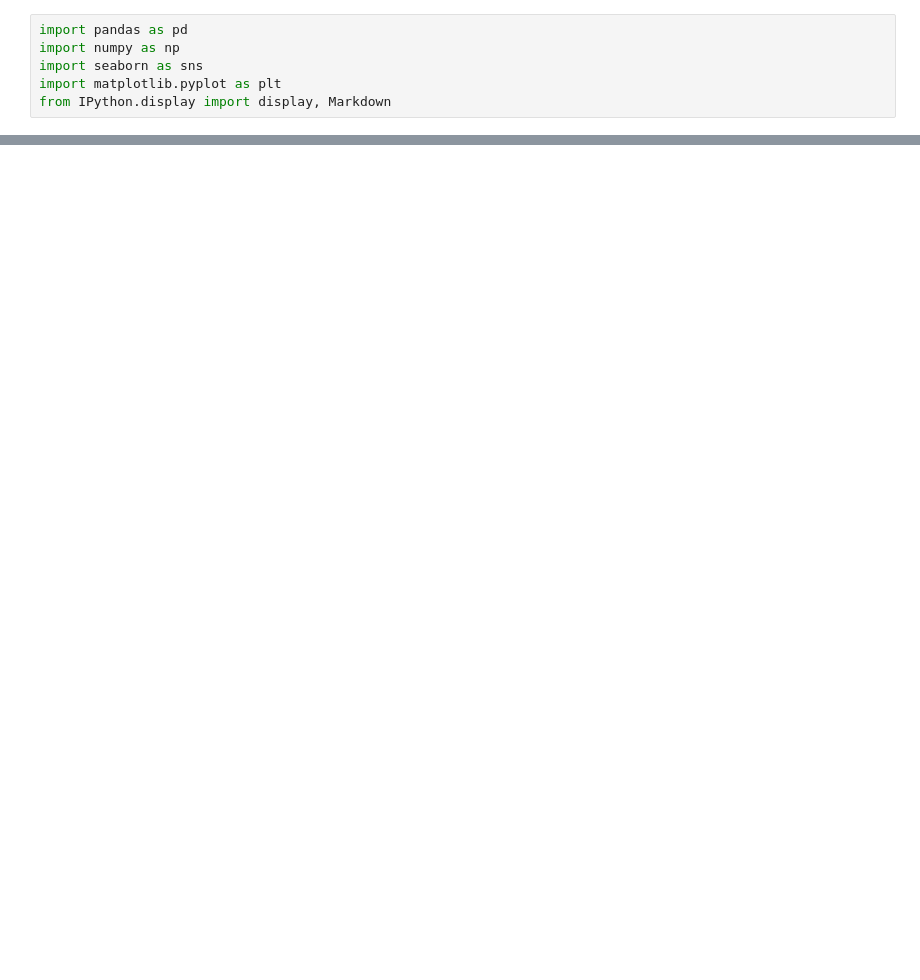
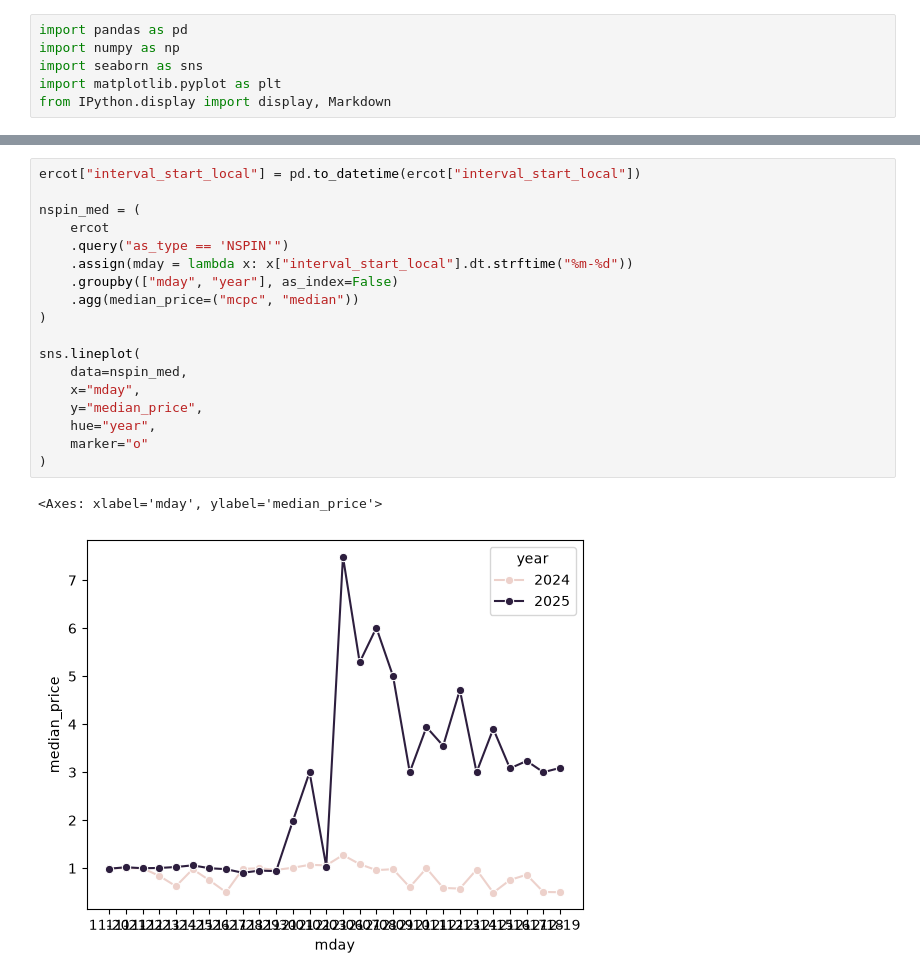
Before and after one commit to JamesMargeson/artifex_quarto, a Jupyter notebook: projects/ercot_analysis.ipynb, the cells around one changed output, grey strips where cells are left out. Saved outputs shown, nothing was run; the diff lists cells and outputs as text; blank space fills up the shorter version.

```diff
--- a/projects/ercot_analysis.ipynb
+++ b/projects/ercot_analysis.ipynb
@@ -176,0 +169,21 @@ FileNotFoundError: [Errno 2] No such file or directory: '../data/ercot_spp.csv'
+# %%
+ercot["interval_start_local"] = pd.to_datetime(ercot["interval_start_local"])
+
+nspin_med = (
+    ercot
+    .query("as_type == 'NSPIN'")
+    .assign(mday = lambda x: x["interval_start_local"].dt.strftime("%m-%d"))
+    .groupby(["mday", "year"], as_index=False)
+    .agg(median_price=("mcpc", "median"))
+)
+
+sns.lineplot(
+    data=nspin_med,
+    x="mday",
+    y="median_price",
+    hue="year",
+    marker="o"
+)
+# %% [output]
+<Axes: xlabel='mday', ylabel='median_price'>
+[figure, added]
```
Also changed, not shown: parts of 3 cells of this notebook.
